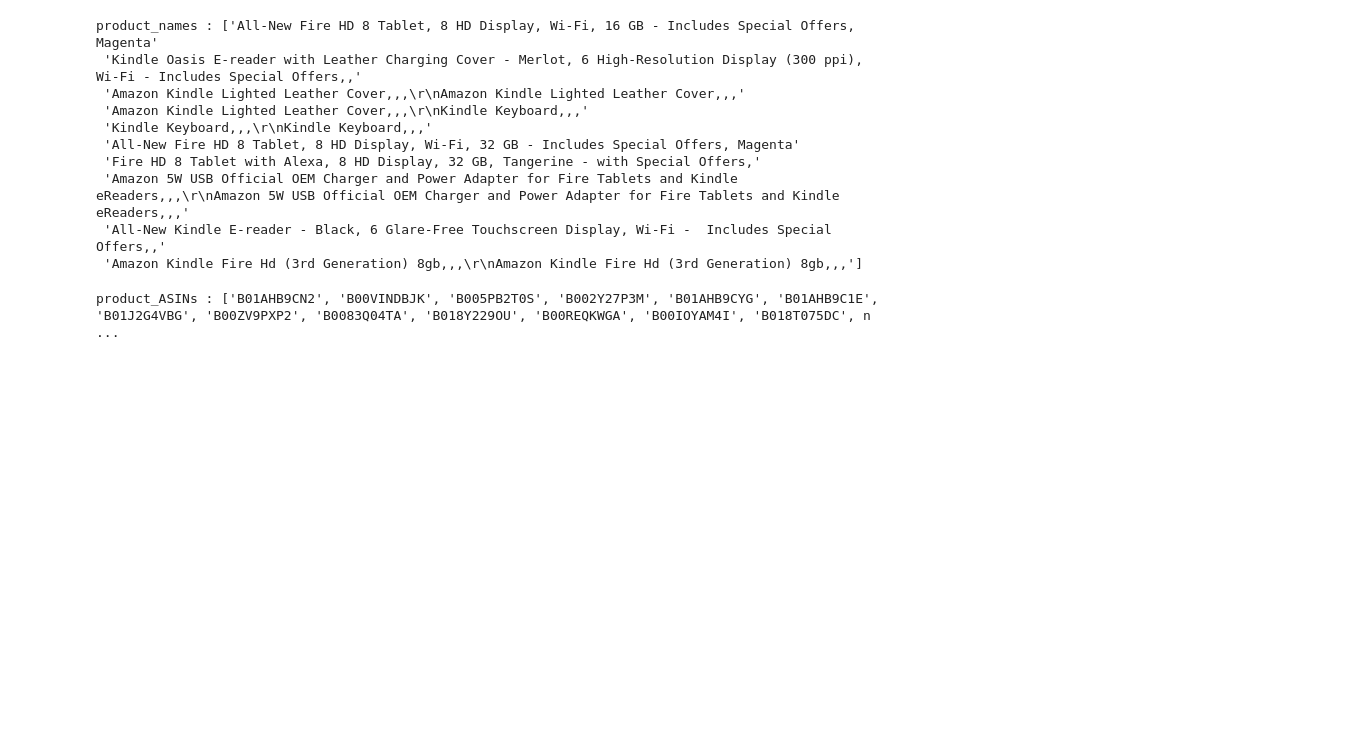
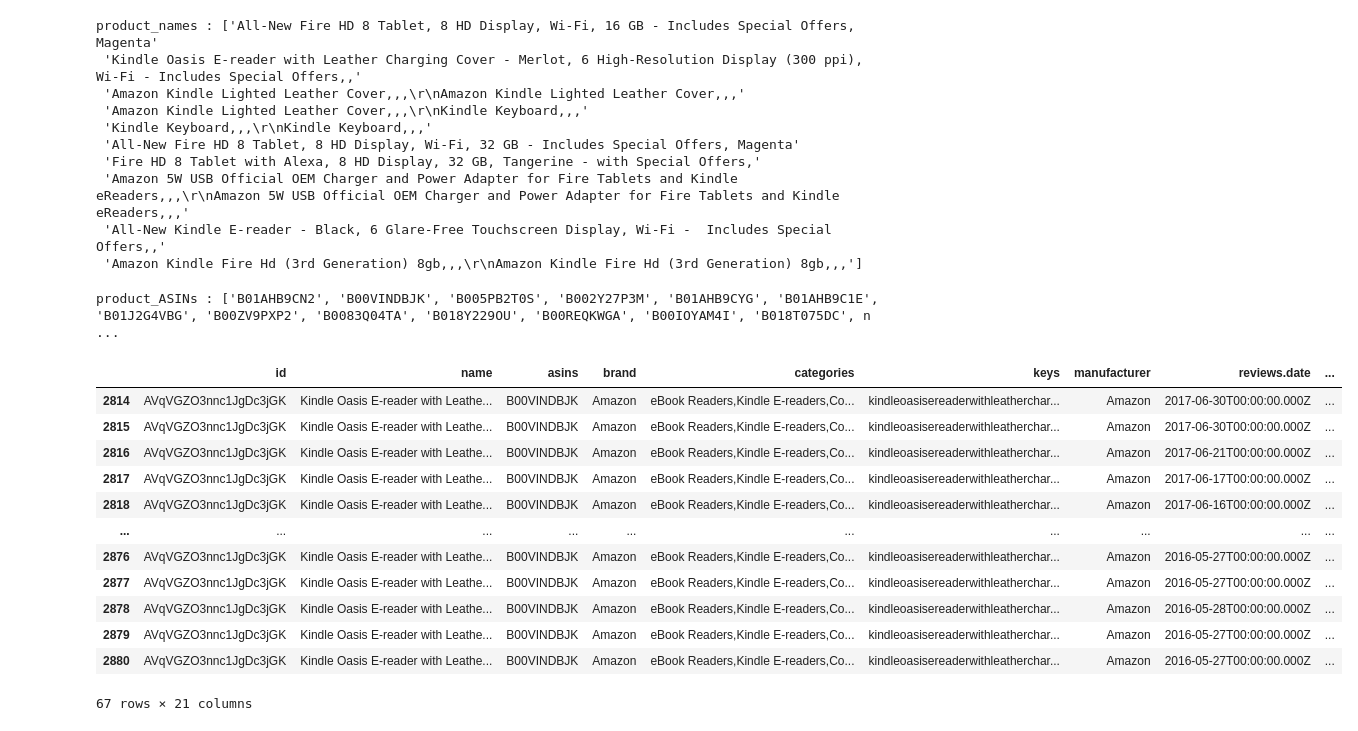
Before and after one commit to mirtanvirislam/NLP-Sentiment-Analysis, a Jupyter notebook: notebooks/Analysis 1.ipynb, the cells around one changed output. Saved outputs shown, nothing was run; the diff lists cells and outputs as text; code cells hidden in the pictures; blank space fills up the shorter version.

Commit message:
ASIN group name

```diff
--- a/notebooks/Analysis 1.ipynb
+++ b/notebooks/Analysis 1.ipynb
@@ -91,8 +93,29 @@ product_names : ['All-New Fire HD 8 Tablet, 8 HD Display, Wi-Fi, 16 GB - Include
  'All-New Kindle E-reader - Black, 6 Glare-Free Touchscreen Display, Wi-Fi -  Includes Special Offers,,'
  'Amazon Kindle Fire Hd (3rd Generation) 8gb,,,\r\nAmazon Kindle Fire Hd (3rd Generation) 8gb,,,']
 # %%
-product_ASINs = df['asins'].unique().dropna
+# Viewing the unique product 'asin's
 
-print("product_ASINs : {}".format(list(product_ASINs)))
+product_ASINs = df['asins'].unique()
+
+print("product_ASINs : {}".format(list(product_ASINs))) # Show all product_ASINS
 # %% [output]
 product_ASINs : ['B01AHB9CN2', 'B00VINDBJK', 'B005PB2T0S', 'B002Y27P3M', 'B01AHB9CYG', 'B01AHB9C1E', 'B01J2G4VBG', 'B00ZV9PXP2', 'B0083Q04TA', 'B018Y229OU', 'B00REQKWGA', 'B00IOYAM4I', 'B018T075DC', n ...
+# %%
+# View the product names of a random ASIN
+
+random_ASIN = 1
+df[ df['asins'] == product_ASINs[random_ASIN] ]
+# %% [output]
+|  | id | name | asins | brand | categories | keys | manufacturer | reviews.date | ... |
+| 2814 | AVqVGZO3nnc1JgDc3jGK | Kindle Oasis E-reader with Leathe... | B00VINDBJK | Amazon | eBook Readers,Kindle E-readers,Co... | kindleoasisereaderwithleatherchar... | Amazon | 2017-06-30T00:00:00.000Z | ... |
+| 2815 | AVqVGZO3nnc1JgDc3jGK | Kindle Oasis E-reader with Leathe... | B00VINDBJK | Amazon | eBook Readers,Kindle E-readers,Co... | kindleoasisereaderwithleatherchar... | Amazon | 2017-06-30T00:00:00.000Z | ... |
+| 2816 | AVqVGZO3nnc1JgDc3jGK | Kindle Oasis E-reader with Leathe... | B00VINDBJK | Amazon | eBook Readers,Kindle E-readers,Co... | kindleoasisereaderwithleatherchar... | Amazon | 2017-06-21T00:00:00.000Z | ... |
+| 2817 | AVqVGZO3nnc1JgDc3jGK | Kindle Oasis E-reader with Leathe... | B00VINDBJK | Amazon | eBook Readers,Kindle E-readers,Co... | kindleoasisereaderwithleatherchar... | Amazon | 2017-06-17T00:00:00.000Z | ... |
+| 2818 | AVqVGZO3nnc1JgDc3jGK | Kindle Oasis E-reader with Leathe... | B00VINDBJK | Amazon | eBook Readers,Kindle E-readers,Co... | kindleoasisereaderwithleatherchar... | Amazon | 2017-06-16T00:00:00.000Z | ... |
+| ... | ... | ... | ... | ... | ... | ... | ... | ... | ... |
+| 2876 | AVqVGZO3nnc1JgDc3jGK | Kindle Oasis E-reader with Leathe... | B00VINDBJK | Amazon | eBook Readers,Kindle E-readers,Co... | kindleoasisereaderwithleatherchar... | Amazon | 2016-05-27T00:00:00.000Z | ... |
+| 2877 | AVqVGZO3nnc1JgDc3jGK | Kindle Oasis E-reader with Leathe... | B00VINDBJK | Amazon | eBook Readers,Kindle E-readers,Co... | kindleoasisereaderwithleatherchar... | Amazon | 2016-05-27T00:00:00.000Z | ... |
+| 2878 | AVqVGZO3nnc1JgDc3jGK | Kindle Oasis E-reader with Leathe... | B00VINDBJK | Amazon | eBook Readers,Kindle E-readers,Co... | kindleoasisereaderwithleatherchar... | Amazon | 2016-05-28T00:00:00.000Z | ... |
+| 2879 | AVqVGZO3nnc1JgDc3jGK | Kindle Oasis E-reader with Leathe... | B00VINDBJK | Amazon | eBook Readers,Kindle E-readers,Co... | kindleoasisereaderwithleatherchar... | Amazon | 2016-05-27T00:00:00.000Z | ... |
+| 2880 | AVqVGZO3nnc1JgDc3jGK | Kindle Oasis E-reader with Leathe... | B00VINDBJK | Amazon | eBook Readers,Kindle E-readers,Co... | kindleoasisereaderwithleatherchar... | Amazon | 2016-05-27T00:00:00.000Z | ... |
+67 rows × 21 columns
```
Also changed, not shown: parts of 4 cells of this notebook.
